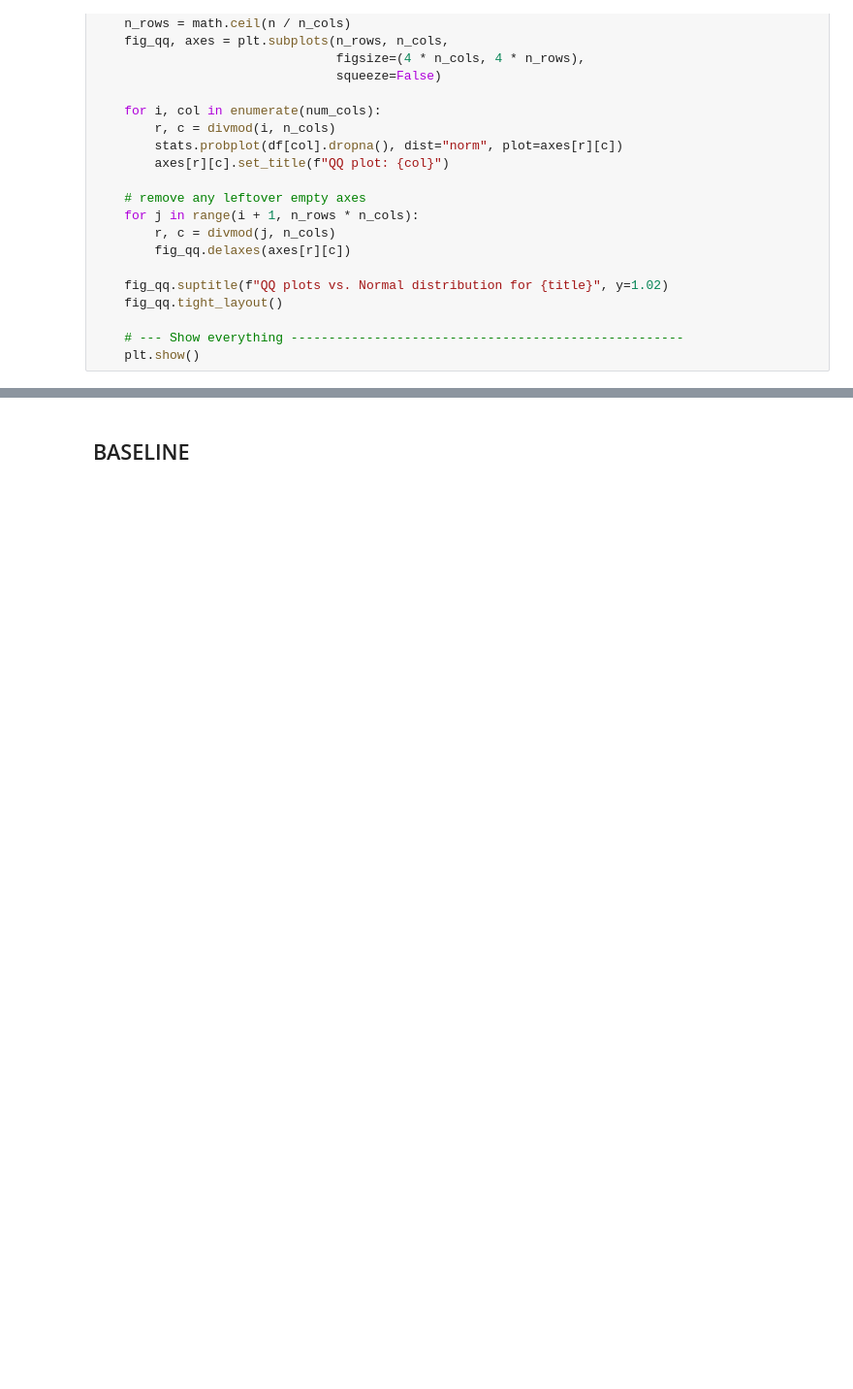
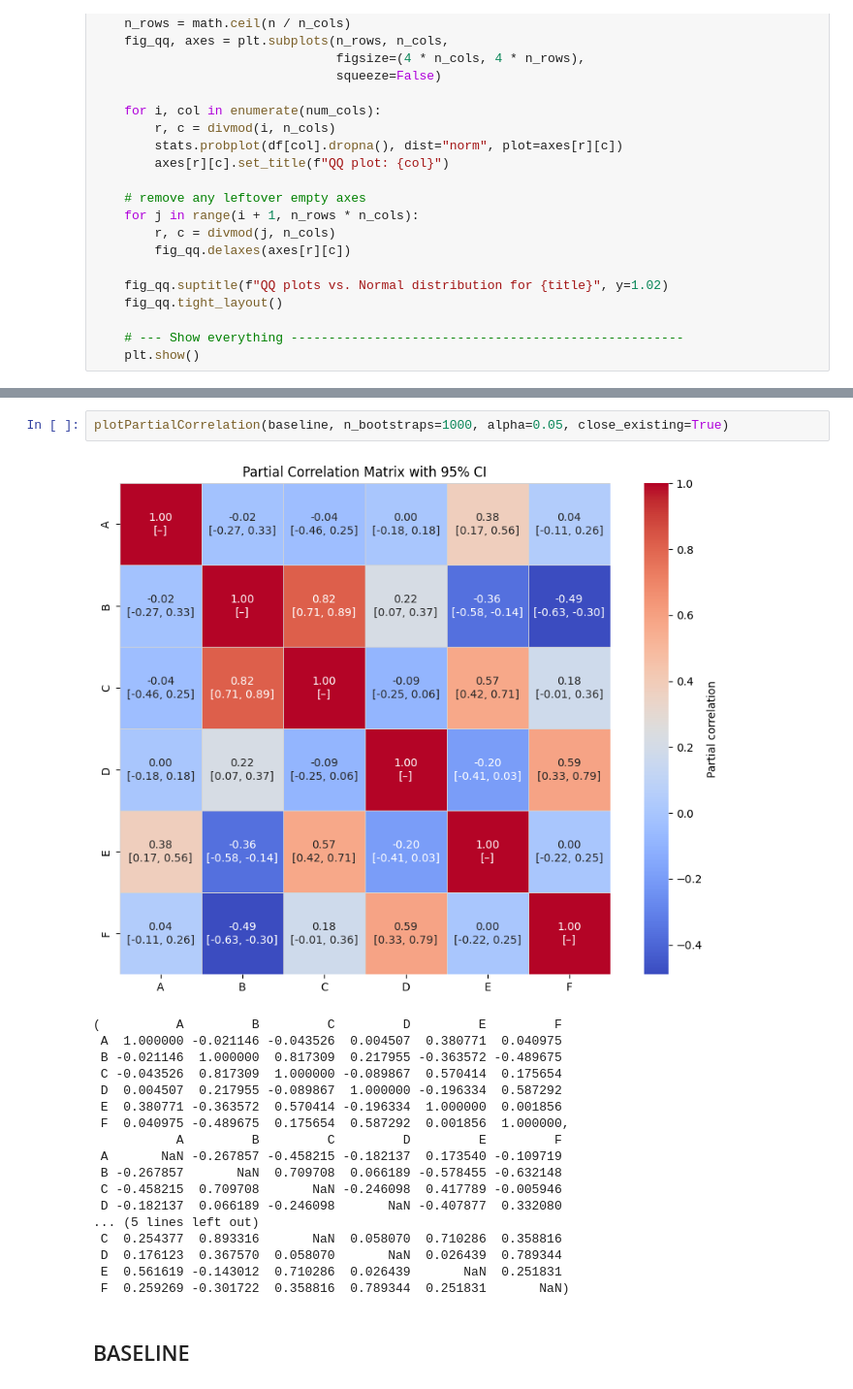
Before and after one commit to claralb2002/Active-Machine-Learning-Assignments, a Jupyter notebook: miniproject3/experiment.ipynb, the cells around one changed output, grey strips where cells are left out. Shown at 97% size. Cells and saved outputs as stored; diff of their text form; blank space fills up the shorter version.

```diff
--- a/miniproject3/experiment.ipynb
+++ b/miniproject3/experiment.ipynb
@@ -113,3 +189,24 @@ def plotCorrelation(df, *, close_existing=True, title=''):
+# %%
+plotPartialCorrelation(baseline, n_bootstraps=1000, alpha=0.05, close_existing=True)
+# %% [output]
+[figure, added]
+(          A         B         C         D         E         F
+ A  1.000000 -0.021146 -0.043526  0.004507  0.380771  0.040975
+ B -0.021146  1.000000  0.817309  0.217955 -0.363572 -0.489675
+ C -0.043526  0.817309  1.000000 -0.089867  0.570414  0.175654
+ D  0.004507  0.217955 -0.089867  1.000000 -0.196334  0.587292
+ E  0.380771 -0.363572  0.570414 -0.196334  1.000000  0.001856
+ F  0.040975 -0.489675  0.175654  0.587292  0.001856  1.000000,
+           A         B         C         D         E         F
+ A       NaN -0.267857 -0.458215 -0.182137  0.173540 -0.109719
+ B -0.267857       NaN  0.709708  0.066189 -0.578455 -0.632148
+ C -0.458215  0.709708       NaN -0.246098  0.417789 -0.005946
+ D -0.182137  0.066189 -0.246098       NaN -0.407877  0.332080
+... (5 lines left out)
+ C  0.254377  0.893316       NaN  0.058070  0.710286  0.358816
+ D  0.176123  0.367570  0.058070       NaN  0.026439  0.789344
+ E  0.561619 -0.143012  0.710286  0.026439       NaN  0.251831
+ F  0.259269 -0.301722  0.358816  0.789344  0.251831       NaN)
 # %% [markdown]
 ## BASELINE
 # %%
```
Also changed, not shown: parts of 9 cells of this notebook.
